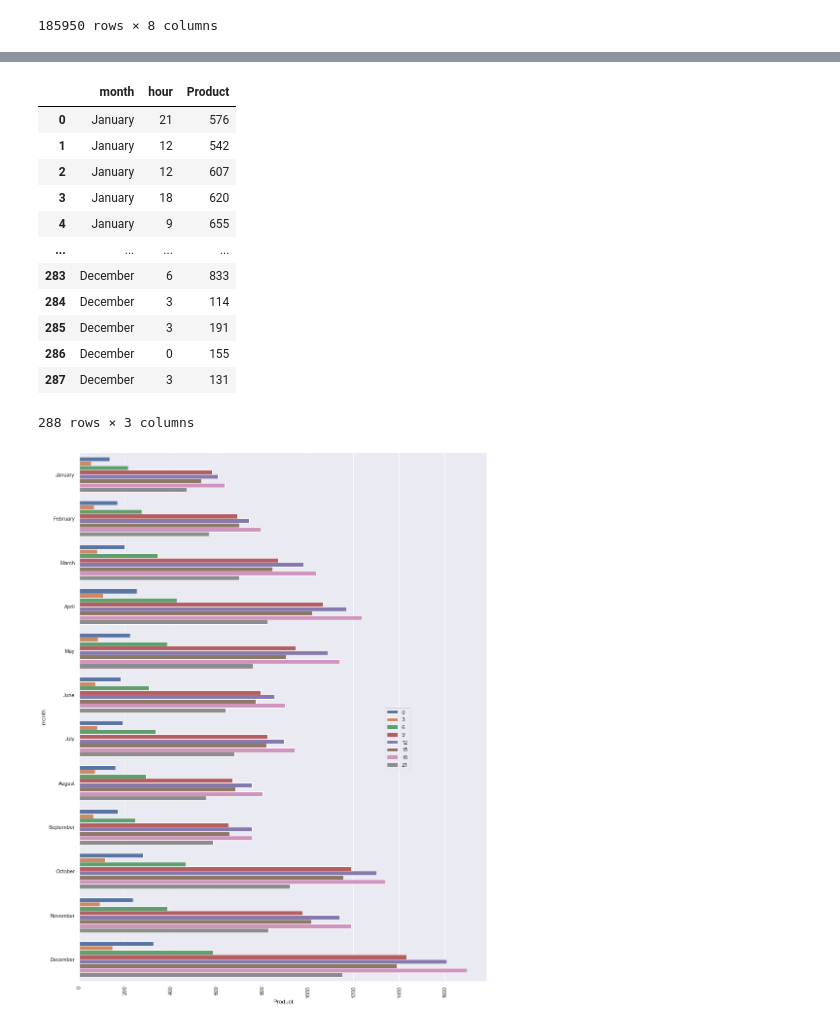
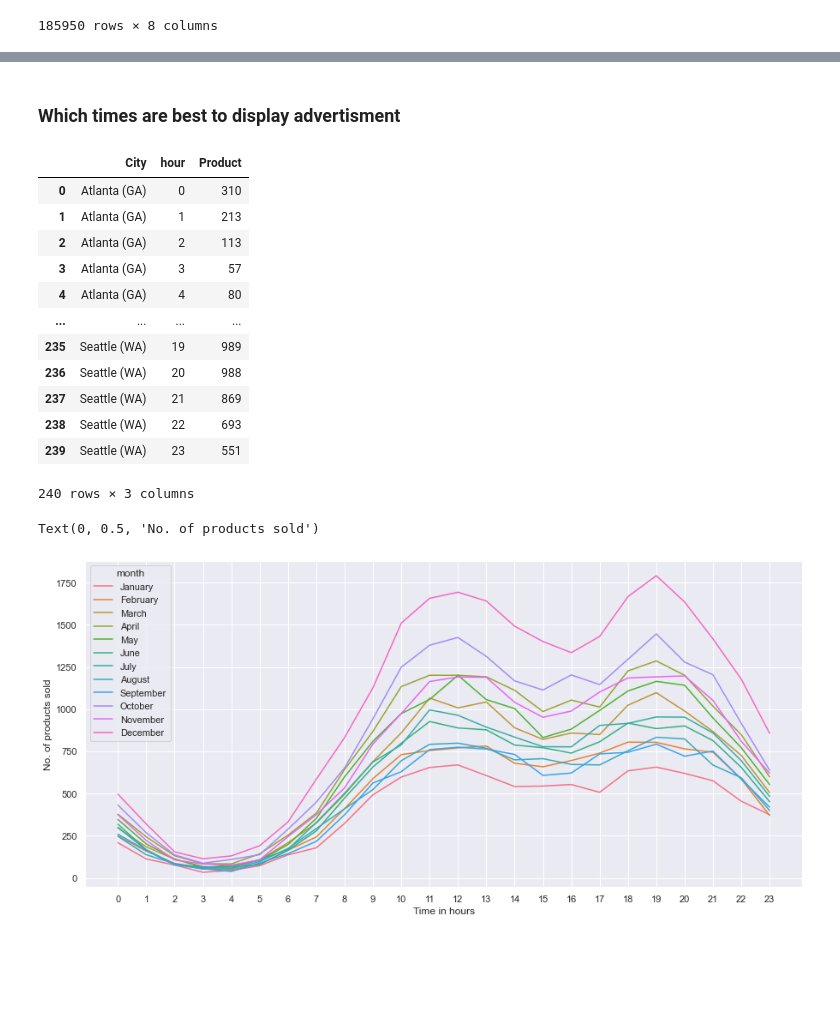
Before and after one commit to d-s-dc/Data-Analysis-on-Sales, a Jupyter notebook: Project.ipynb, the cells around one changed output, grey strips where cells are left out. Saved outputs shown, nothing was run; the diff lists cells and outputs as text; code cells hidden in the pictures; blank space fills up the shorter version.

Commit message:
Add product comparisons

```diff
--- a/Project.ipynb
+++ b/Project.ipynb
@@ -184,30 +183,37 @@ Text(0.5, 1.0, 'City wise sale')
+# %% [markdown]
+### Which times are best to display advertisment
 # %%
-data2 = data.copy()
-data2 = data2.reindex(index = months, level = 0)
-data2['hour'] = data['Order Date'].dt.hour
-data2 = data2.reset_index(level=0).rename(columns = {'level_0':'month'})
-data2 = data2.groupby(by = ['month','hour'], sort = False).count()['Product']
-data2 = data2.reset_index()
-data2['hour'] = data2['hour'].apply(lambda x : (x//3)*3)
-data2
+data3 = data.copy()
+data3 = data3.reindex(index = months, level = 0)
+data3 = data3.reset_index(level = 0).rename(columns = {'level_0' : 'Month'})
+data3['hour'] = data3['Order Date'].dt.hour
+data3 = data3.groupby(by = ['City', 'hour']).count()['Product'].reset_index()
+data3
 # %% [output]
-|  | month | hour | Product |
-| 0 | January | 21 | 576 |
-| 1 | January | 12 | 542 |
-| 2 | January | 12 | 607 |
-| 3 | January | 18 | 620 |
-| 4 | January | 9 | 655 |
+|  | City | hour | Product |
+| 0 | Atlanta (GA) | 0 | 310 |
+| 1 | Atlanta (GA) | 1 | 213 |
+| 2 | Atlanta (GA) | 2 | 113 |
+| 3 | Atlanta (GA) | 3 | 57 |
+| 4 | Atlanta (GA) | 4 | 80 |
 | ... | ... | ... | ... |
-| 283 | December | 6 | 833 |
-| 284 | December | 3 | 114 |
-| 285 | December | 3 | 191 |
-| 286 | December | 0 | 155 |
-| 287 | December | 3 | 131 |
+| 235 | Seattle (WA) | 19 | 989 |
+| 236 | Seattle (WA) | 20 | 988 |
+| 237 | Seattle (WA) | 21 | 869 |
+| 238 | Seattle (WA) | 22 | 693 |
+| 239 | Seattle (WA) | 23 | 551 |
-288 rows × 3 columns
+240 rows × 3 columns
 # %%
-sns.barplot(data = data2, y = 'month', x = 'Product', hue = 'hour', ci = 0)
-plt.xticks(rotation = 90)
-plt.legend(loc = (0.75,0.4))
-sns.set(rc = {'figure.figsize':(15,20)})
+sns.lineplot(data = data2, x = 'hour', y = 'Product', hue = 'month', ci = 0)
+plt.xticks(data2['hour'].unique())
+# plt.legend(loc = (0.98,0.4))
+# sns.reset_orig()
+sns.set(rc = {'figure.figsize':(15,7)})
+plt.grid(visible = True)
+plt.xlabel('Time in hours')
+plt.ylabel('No. of products sold')
+
+# On average for all months 12pm and 7pm to be best
 # %% [output]
+Text(0, 0.5, 'No. of products sold')
-[figure, old version]
+[figure, new version]
```
Also changed, not shown: parts of 14 cells of this notebook.
